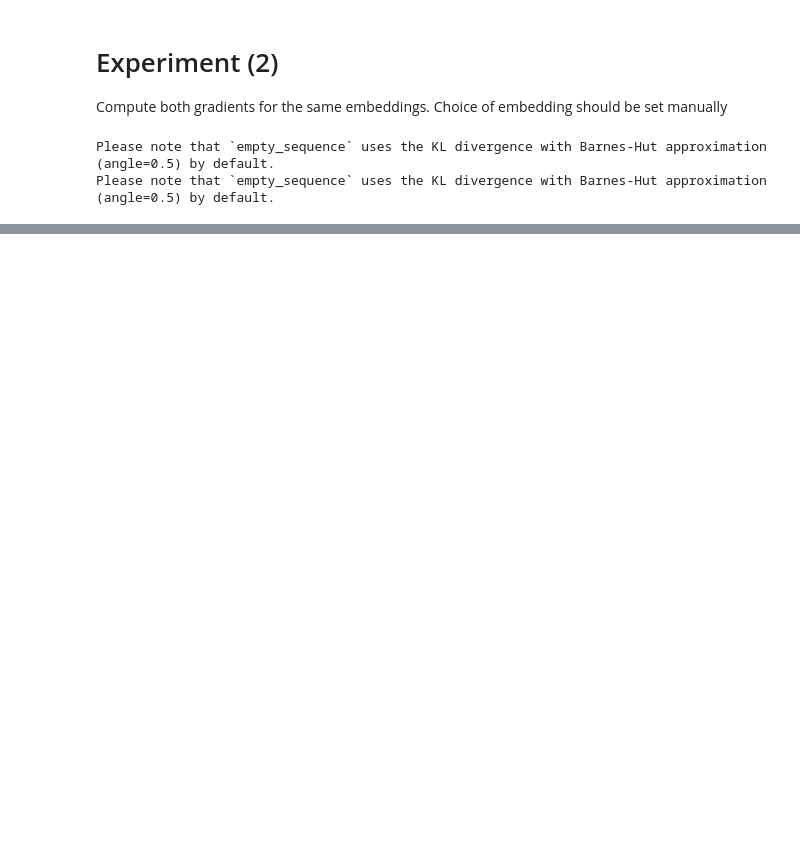
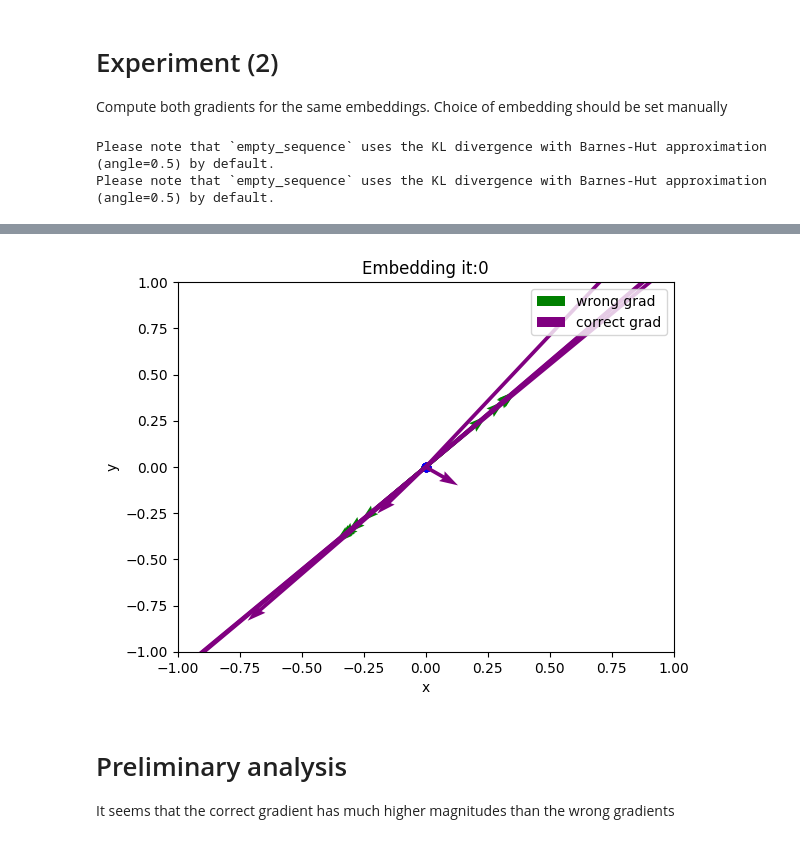
Before and after one commit to Haoranxia/hyperbolic-tsne, a Jupyter notebook: experiment_gradient.ipynb, the cells around one changed output, grey strips where cells are left out. Cells and saved outputs as stored; diff of their text form; code cells hidden in the pictures; blank space fills up the shorter version.

```diff
--- a/experiment_gradient.ipynb
+++ b/experiment_gradient.ipynb
@@ -332,0 +386,43 @@ Please note that `empty_sequence` uses the KL divergence with Barnes-Hut approxi
+# %%
+scaling_factor = 1
+grad_scaling_factor = 1
+
+# Plot embedding points
+# Create a figure and axis
+fig, ax = plt.subplots()
+
+# Plot the data
+scaled_data = data["Emb"] * scaling_factor
+
+# In our current situation we have 2 clusters with n_samples elements each
+ax.scatter(scaled_data[:n_samples, 0], scaled_data[:n_samples, 1], color='red')
+ax.scatter(scaled_data[n_samples:, 0], scaled_data[n_samples:, 1], color='blue')
+
+# Plot the gradients
+scaled_wrong_grad = data["Wrong_Grad"] * grad_scaling_factor
+ax.quiver(scaled_data[:, 0], scaled_data[:, 1], scaled_wrong_grad[:, 0], scaled_wrong_grad[:, 1],
+          angles='xy', scale_units='xy', scale=1, color='green', label="wrong grad")
+
+scaled_correct_grad = data["Correct_Grad"] * grad_scaling_factor
+ax.quiver(scaled_data[:, 0], scaled_data[:, 1], scaled_correct_grad[:, 0], scaled_correct_grad[:, 1],
+          angles='xy', scale_units='xy', scale=1, color='purple', label="correct grad")
+
+# Set axis limits
+ax.set_xlim([-1, 1])
+ax.set_ylim([-1, 1])
+
+# Add labels and title
+ax.set_xlabel('x')
+ax.set_ylabel('y')
+ax.set_title(f'Embedding it:{emb_it}')
+
+ax.legend()
+
+# Show the plot
+plt.show()
+# %% [output]
+[figure, added]
+# %% [markdown]
+# Preliminary analysis
+
+It seems that the correct gradient has much higher magnitudes than the wrong gradients
```
Also changed, not shown: parts of 8 cells of this notebook, 2 other files.
